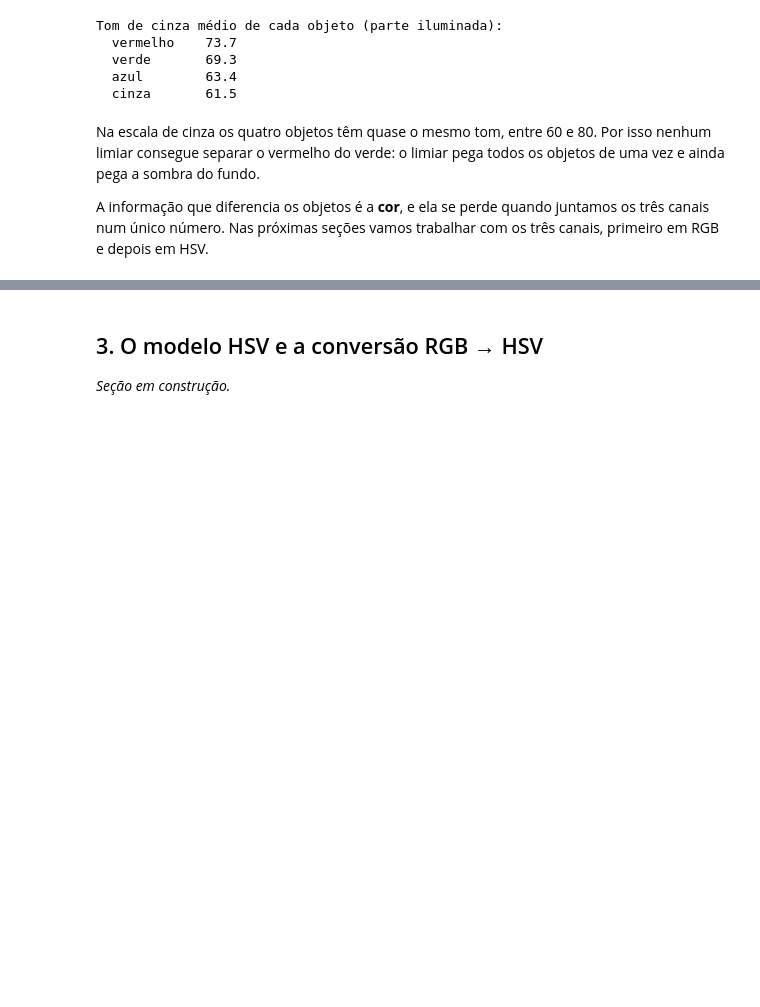
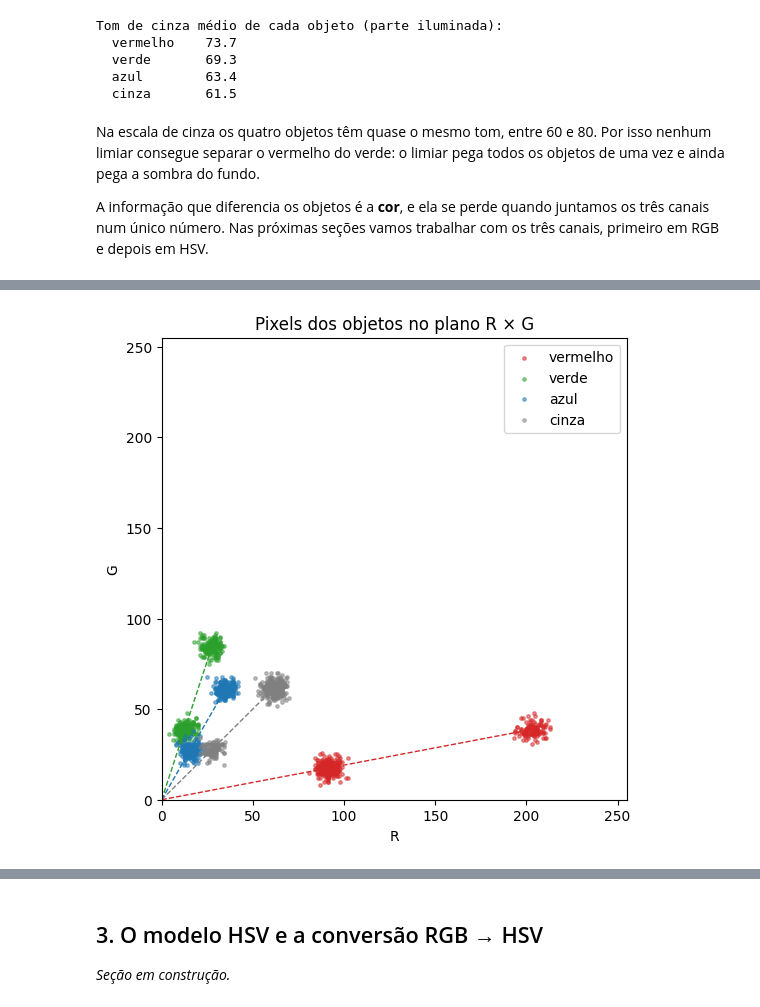
Before and after one commit to Joaogmos/computacao-visual-projeto2, a Jupyter notebook: tutorial_segmentacao_cor.ipynb, the cells around one changed output, grey strips where cells are left out. Cells and saved outputs as stored; diff of their text form; code cells hidden in the pictures; blank space fills up the shorter version.

```diff
--- a/tutorial_segmentacao_cor.ipynb
+++ b/tutorial_segmentacao_cor.ipynb
@@ -145,0 +185,10 @@ A informação que diferencia os objetos é a **cor**, e ela se perde quando jun
+# %%
+print(f"{'região':28s} {'R':>6s} {'G':>6s} {'B':>6s}")
+for nome in ["vermelho", "verde", "azul"]:
+    for parte, onde in [("iluminado", ~sombra), ("na sombra", sombra)]:
+        r, g, b = img_sint[gabarito[nome] & onde].mean(axis=0)
+        print(f"{nome + ' ' + parte:28s} {r:6.1f} {g:6.1f} {b:6.1f}")
+
+fundo = ~np.any(list(gabarito.values()), axis=0)
+r, g, b = img_sint[fundo & sombra].mean(axis=0)
+print(f"{'fundo na sombra':28s} {r:6.1f} {g:6.1f} {b:6.1f}")
@@ -145,0 +208,20 @@ A informação que diferencia os objetos é a **cor**, e ela se perde quando jun
+# %%
+rng = np.random.default_rng(1)
+cores_grafico = {"vermelho": "tab:red", "verde": "tab:green", "azul": "tab:blue", "cinza": "gray"}
+
+plt.figure(figsize=(6, 6))
+for nome, cor in cores_grafico.items():
+    pixels = img_sint[gabarito[nome]]
+    amostra = pixels[rng.choice(len(pixels), 400, replace=False)]
+    plt.scatter(amostra[:, 0], amostra[:, 1], s=6, color=cor, alpha=0.5, label=nome)
+    media_iluminada = img_sint[gabarito[nome] & ~sombra].mean(axis=0)
+    plt.plot([0, media_iluminada[0]], [0, media_iluminada[1]], "--", color=cor, linewidth=1)
+plt.xlim(0, 255)
+plt.ylim(0, 255)
+plt.xlabel("R")
+plt.ylabel("G")
+plt.title("Pixels dos objetos no plano R × G")
+plt.legend()
+plt.show()
+# %% [output]
+[figure, added]
```
Also changed, not shown: parts of 8 cells of this notebook.
